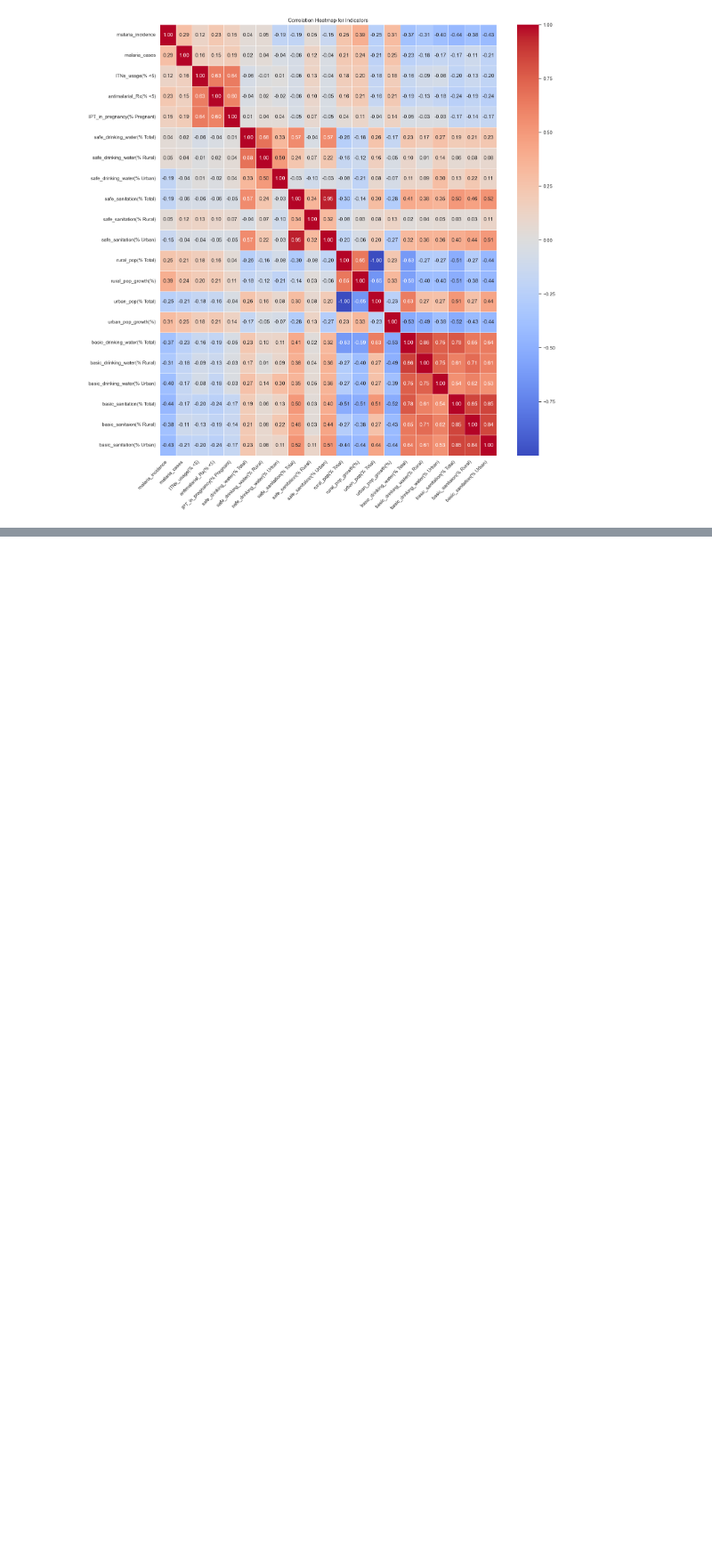
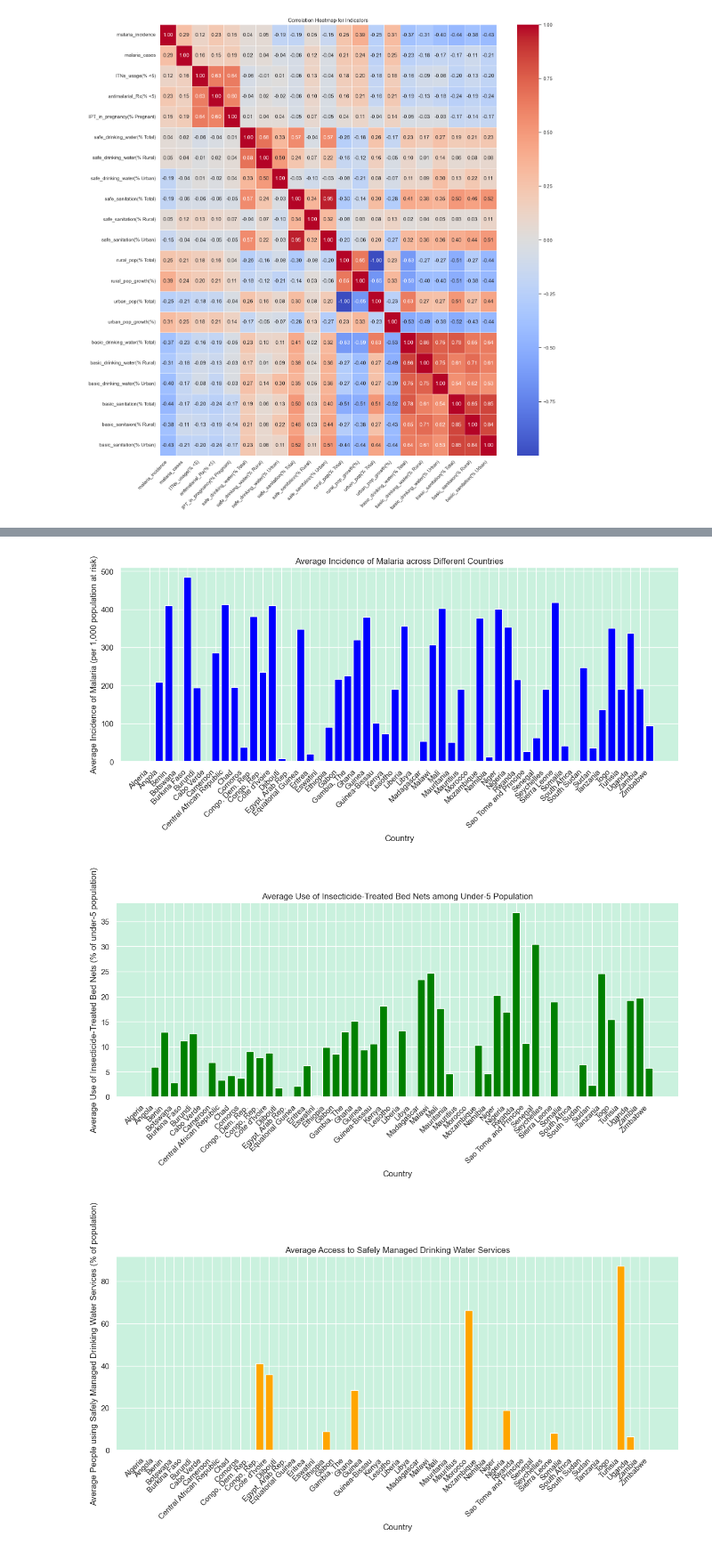
Before and after one commit to ArubeJoshua/Recess_project_group_Y, a Jupyter notebook: Recess_Project_Template/src/group_work/group_y_project.ipynb, the cells around one changed output, grey strips where cells are left out. Shown at 89% size. Saved outputs shown, nothing was run; the diff lists cells and outputs as text; code cells hidden in the pictures; blank space fills up the shorter version.

```diff
--- a/Recess_Project_Template/src/group_work/group_y_project.ipynb
+++ b/Recess_Project_Template/src/group_work/group_y_project.ipynb
@@ -513,0 +551,37 @@ plt.show()
+# %%
+# Calculate the average values for each country
+average_data = malaria_df.groupby('cntry_name').mean().reset_index()
+
+# 1. Incidence of Malaria (per 1,000 population at risk)
+plt.figure(figsize=(12, 6))
+plt.bar(average_data['cntry_name'], average_data['malaria_incidence'], color='blue')
+plt.xlabel('Country')
+plt.ylabel('Average Incidence of Malaria (per 1,000 population at risk)')
+plt.title('Average Incidence of Malaria across Different Countries')
+plt.xticks(rotation=45, ha='right')
+plt.tight_layout()
+plt.show()
+
+# 2. Use of Insecticide-Treated Bed Nets (% of under-5 population)
+plt.figure(figsize=(12, 6))
+plt.bar(average_data['cntry_name'], average_data['ITNs_usage(% <5)'], color='green')
+plt.xlabel('Country')
+plt.ylabel('Average Use of Insecticide-Treated Bed Nets (% of under-5 population)')
+plt.title('Average Use of Insecticide-Treated Bed Nets among Under-5 Population')
+plt.xticks(rotation=45, ha='right')
+plt.tight_layout()
+plt.show()
+
+# 3. People using Safely Managed Drinking Water Services (% of population)
+plt.figure(figsize=(12, 6))
+plt.bar(average_data['cntry_name'], average_data['safe_drinking_water(% Total)'], color='orange')
+plt.xlabel('Country')
+plt.ylabel('Average People using Safely Managed Drinking Water Services (% of population)')
+plt.title('Average Access to Safely Managed Drinking Water Services')
+plt.xticks(rotation=45, ha='right')
+plt.tight_layout()
+plt.show()
+# %% [output]
+[figure, added]
+[figure, added]
+[figure, added]
```
Also changed, not shown: parts of 13 cells of this notebook.
